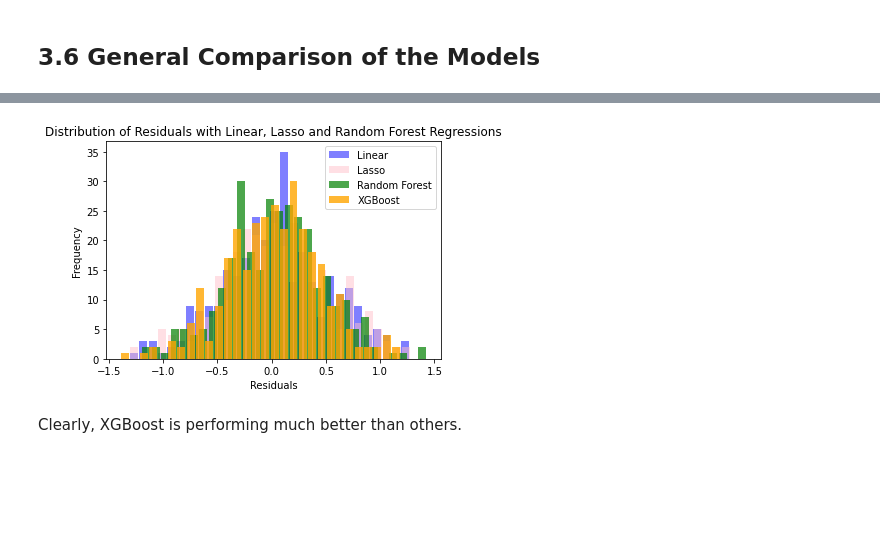
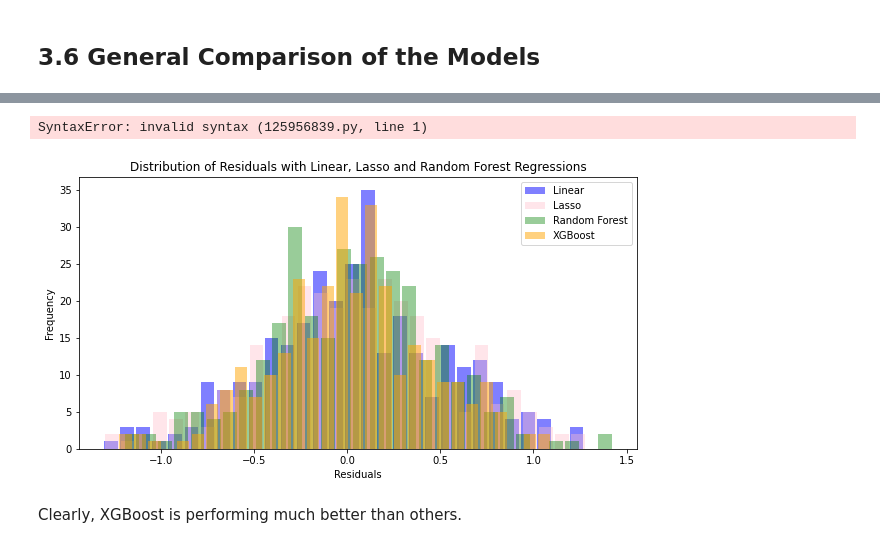
Before and after one commit to karlakum/Capstone_3, a Jupyter notebook: TV_SHOWS_Preprocessing_and_Modeling.ipynb, the cells around one changed output, grey strips where cells are left out. Saved outputs shown, nothing was run; the diff lists cells and outputs as text; code cells hidden in the pictures; blank space fills up the shorter version.

```diff
--- a/TV_SHOWS_Preprocessing_and_Modeling.ipynb
+++ b/TV_SHOWS_Preprocessing_and_Modeling.ipynb
@@ -706,27 +822,30 @@ Histogram of Distribution of Residuals:
+# %%
+And now together:
+# %% [output]
+SyntaxError: invalid syntax (125956839.py, line 1)
 # %%
-#For Linear, Lasso and Random
-residuals = np.array(y_test) - np.array(y_pred)
-residuals2 = np.array(y_test) - np.array(y_pred2)
 
 # Create a histogram of residuals
+plt.figure(figsize=(10, 5))
+
 ax1 = plt.hist(residuals, bins=30, color='blue',alpha=0.5, rwidth=0.85, label = 'Linear' )
 
-ax2 = plt.hist(residuals2, bins=30, color= 'pink', alpha=0.5, rwidth=0.85, label = 'Lasso')
+ax2 = plt.hist(residuals2, bins=30, color= 'pink', alpha=0.4, rwidth=0.85, label = 'Lasso')
 
-ax3 = plt.hist(residuals3, bins=30, color='green',alpha=0.7, rwidth=0.85, label = 'Random Forest' )
+ax3 = plt.hist(residuals3, bins=30, color='green',alpha=0.4, rwidth=0.85, label = 'Random Forest' )
 
-ax4 = plt.hist(residuals4, bins=30, color='orange',alpha=0.8, rwidth=0.85, label = 'XGBoost' )
+ax4 = plt.hist(residuals4, bins=30, color='orange',alpha=0.5, rwidth=0.85, label = 'XGBoost' )
 
 
 # Set labels and title
 plt.title('Distribution of Residuals with Linear, Lasso and Random Forest Regressions')
 plt.xlabel('Residuals')
 plt.ylabel('Frequency')
 plt.legend()
 # Show the plot
 plt.show()
 # %% [output]
-[figure, old version]
+[figure, new version]
 # %% [markdown]
 Clearly, XGBoost is performing much better than others.
 # %% [markdown]
```
Also changed, not shown: parts of 28 cells of this notebook.
